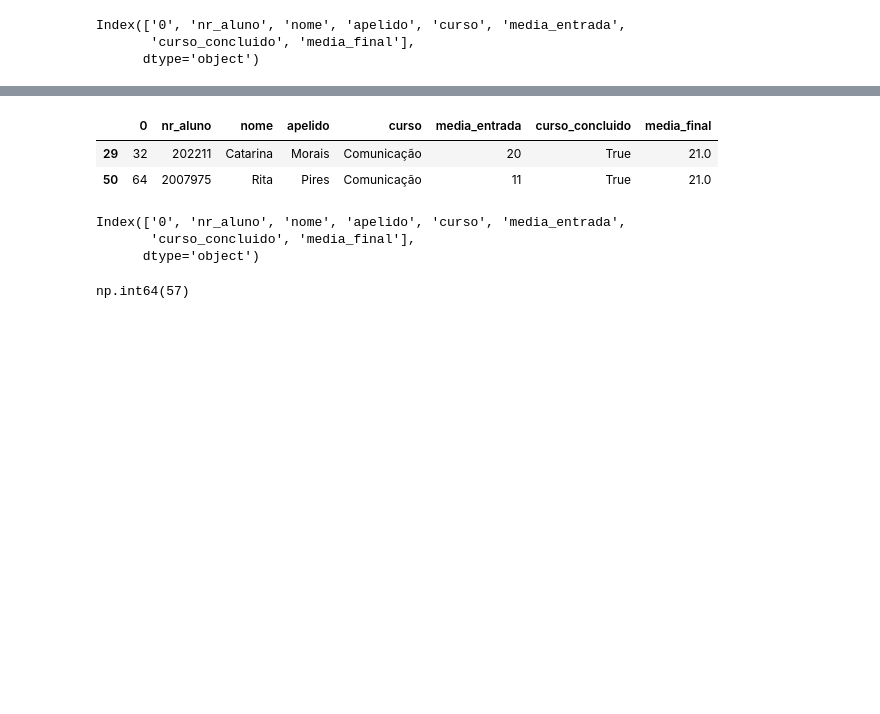
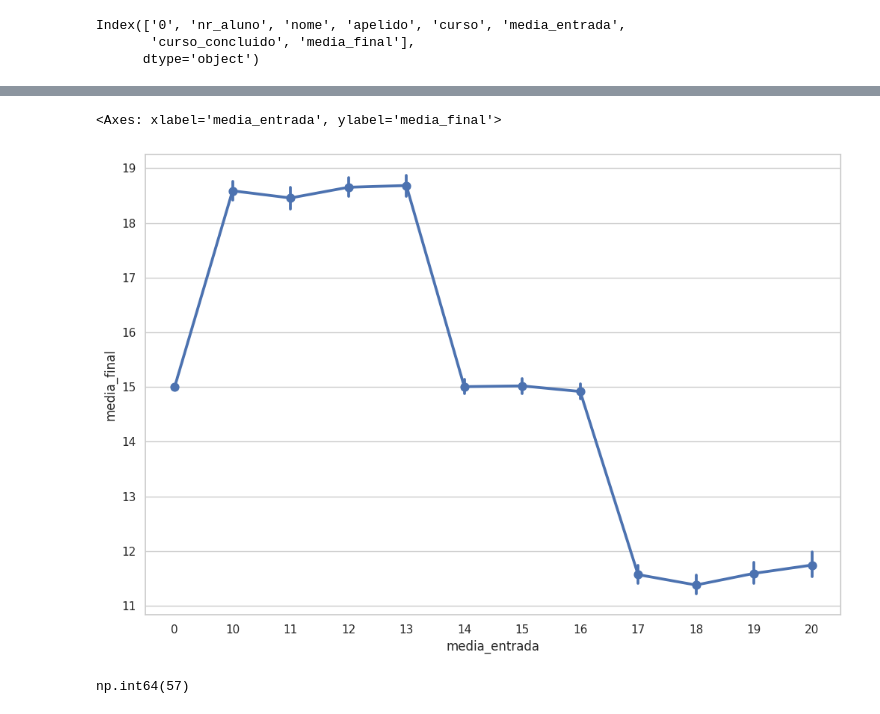
Before and after one commit to YasmymRodrigues/Data_Engineering, a Jupyter notebook: Read_Files_EAD.ipynb, the cells around one changed output, grey strips where cells are left out. Drawn from its saved outputs; the diff is of its cells as text; code cells hidden in the pictures; blank space fills up the shorter version.

```diff
--- a/Read_Files_EAD.ipynb
+++ b/Read_Files_EAD.ipynb
@@ -163,14 +145,8 @@ plt.show()
-# %%
-df[df['media_final'] > 20]
-# %% [output]
-|  | 0 | nr_aluno | nome | apelido | curso | media_entrada | curso_concluido | media_final |
-| 29 | 32 | 202211 | Catarina | Morais | Comunicação | 20 | True | 21.0 |
-| 50 | 64 | 2007975 | Rita | Pires | Comunicação | 11 | True | 21.0 |
-# %%
-df.columns
-# %% [output]
-Index(['0', 'nr_aluno', 'nome', 'apelido', 'curso', 'media_entrada',
-       'curso_concluido', 'media_final'],
-      dtype='object')
+# %%
+plt.figure(figsize=(12, 8))
+sns.pointplot(x="media_entrada", y="media_final", data=df)
+# %% [output]
+<Axes: xlabel='media_entrada', ylabel='media_final'>
+[figure, added]
 # %%
 psych_students_15 = df[(df['curso'] == 'Psicologia') & (df['media_entrada'] == 15)]
```
Also changed, not shown: parts of 11 cells of this notebook, 1 other file.
